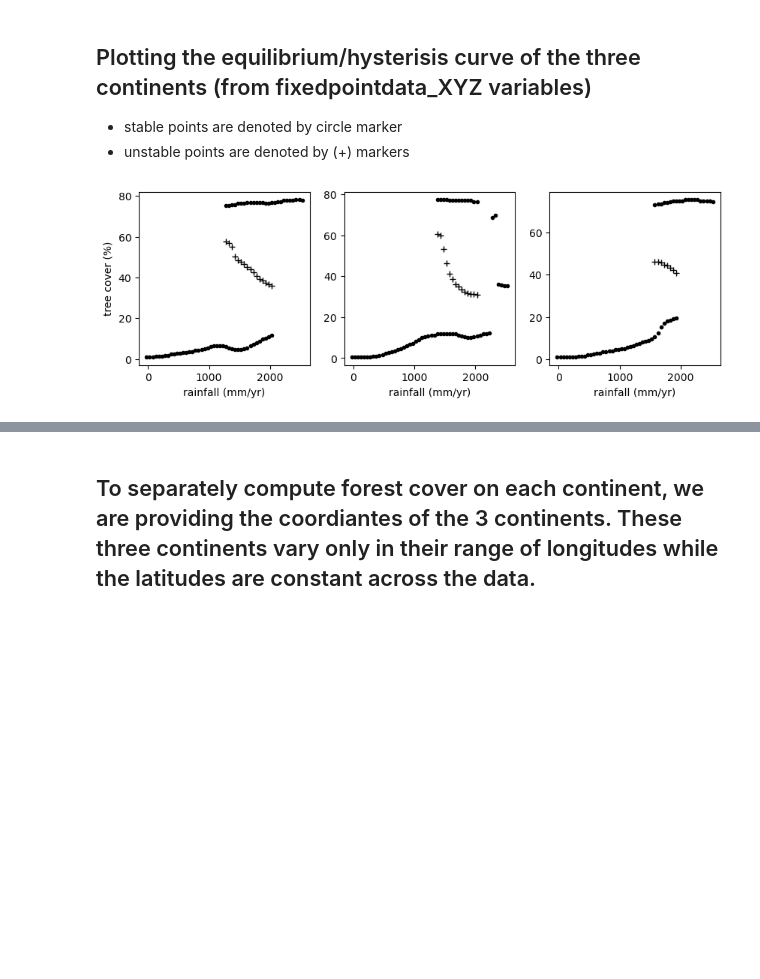
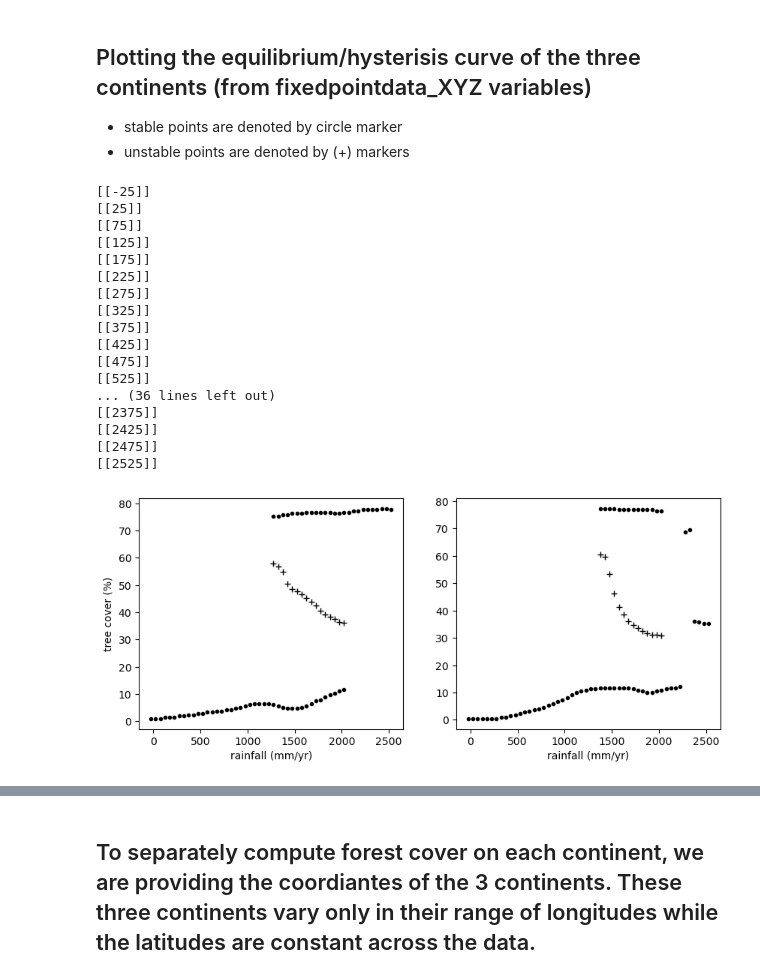
Before and after one commit to TheoHanon/Modeling, a Jupyter notebook: Part2/2023P2Q3_Coding.ipynb, the cells around one changed output, grey strips where cells are left out. Saved outputs shown, nothing was run; the diff lists cells and outputs as text; code cells hidden in the pictures; blank space fills up the shorter version.

```diff
--- a/Part2/2023P2Q3_Coding.ipynb
+++ b/Part2/2023P2Q3_Coding.ipynb
@@ -59,29 +59,47 @@ fixedpointdata_aus = mat_file['fixedpointdata_aus']
  - stable points are denoted by circle marker
  - unstable points are denoted by (+) markers
 # %%
-plt.figure(figsize=(10, 3))
+plt.figure(figsize=(10, 4))
 
 nb_of_second_stable_sa=0
 nb_of_second_stable_af=0
 nb_of_second_stable_au=0
 for i in range(fixedpointdata_aus.shape[0]):
-    plt.subplot(1,3,1) # South america
+    print(fixedpointdata_aus[i,0])
+    plt.subplot(1,2,1) # South america
     plt.plot(fixedpointdata_southamerica[i,0], fixedpointdata_southamerica[i,1], 'k.')
     plt.plot(fixedpointdata_southamerica[i,0], fixedpointdata_southamerica[i,2], 'k.')
     plt.plot(fixedpointdata_southamerica[i,0], fixedpointdata_southamerica[i,3], 'k+')
     plt.ylabel('tree cover (%)')
     plt.xlabel('rainfall (mm/yr)')
 
-    plt.subplot(1,3,2) # Africa
+    plt.subplot(1,2,2) # Africa
     plt.plot(fixedpointdata_africa[i,0], fixedpointdata_africa[i,1], 'k.')
     plt.plot(fixedpointdata_africa[i,0], fixedpointdata_africa[i,2], 'k.')
     plt.plot(fixedpointdata_africa[i,0], fixedpointdata_africa[i,3], 'k+')
     plt.xlabel('rainfall (mm/yr)')
 
-    plt.subplot(1,3,3) # Australasia
-    plt.plot(fixedpointdata_aus[i,0], fixedpointdata_aus[i,1], 'k.')
-    plt.plot(fixedpointdata_aus[i,0], fixedpointdata_aus[i,2], 'k.')
-    plt.plot(fixedpointdata_aus[i,0], fixedpointdata_aus[i,3], 'k+')
-    plt.xlabel('rainfall (mm/yr)')
+    # plt.subplot(1,3,3) # Australasia
+    # plt.plot(fixedpointdata_aus[i,0], fixedpointdata_aus[i,1], 'k.')
+    # plt.plot(fixedpointdata_aus[i,0], fixedpointdata_aus[i,2], 'k.')
+    # plt.plot(fixedpointdata_aus[i,0], fixedpointdata_aus[i,3], 'k+')
+    # plt.xlabel('rainfall (mm/yr)')
 # %% [output]
+[[-25]]
+[[25]]
+[[75]]
+[[125]]
+[[175]]
+[[225]]
+[[275]]
+[[325]]
+[[375]]
+[[425]]
+[[475]]
+[[525]]
+... (36 lines left out)
+[[2375]]
+[[2425]]
+[[2475]]
+[[2525]]
-[figure, old version]
+[figure, new version]
```
Also changed, not shown: parts of 4 cells of this notebook, 2 other files.
